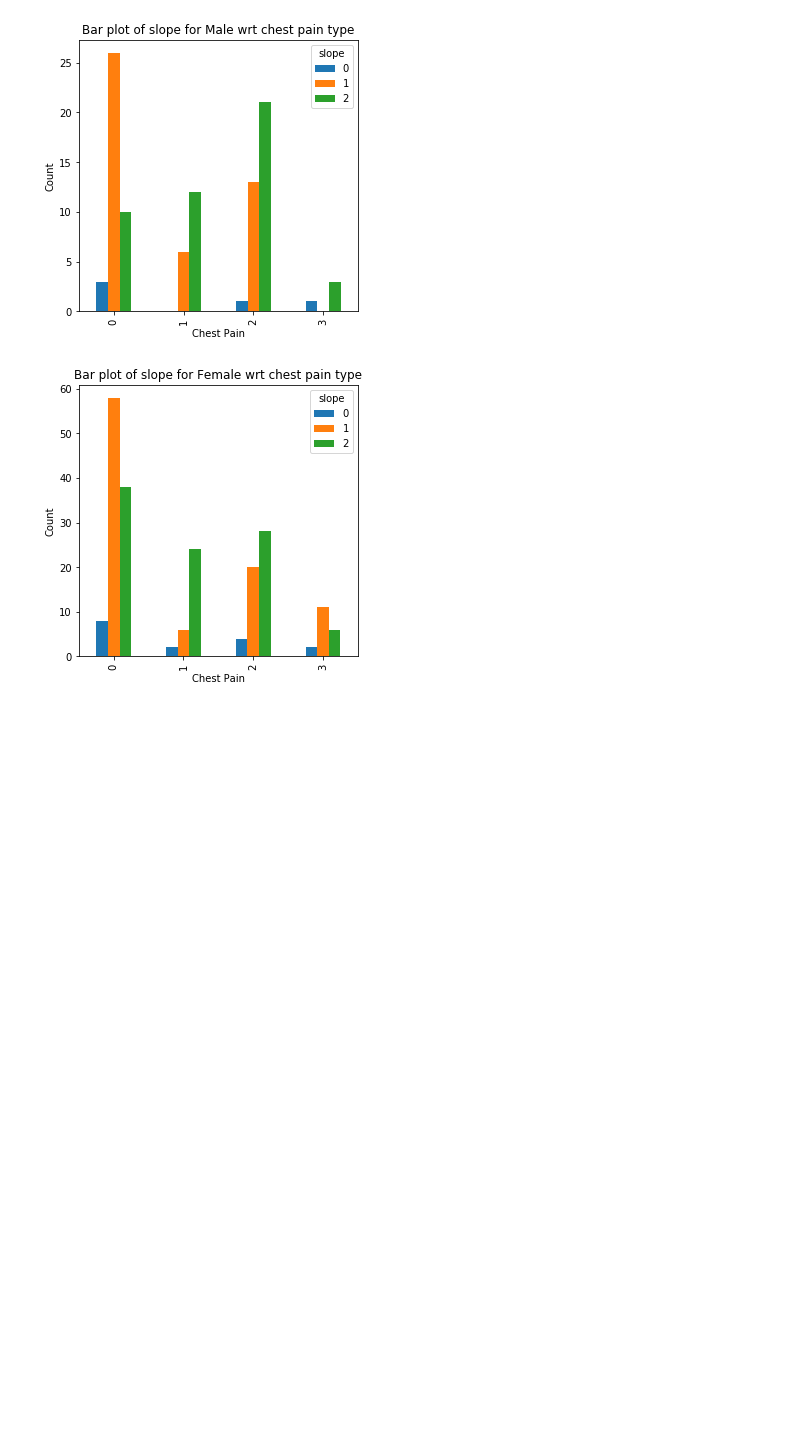
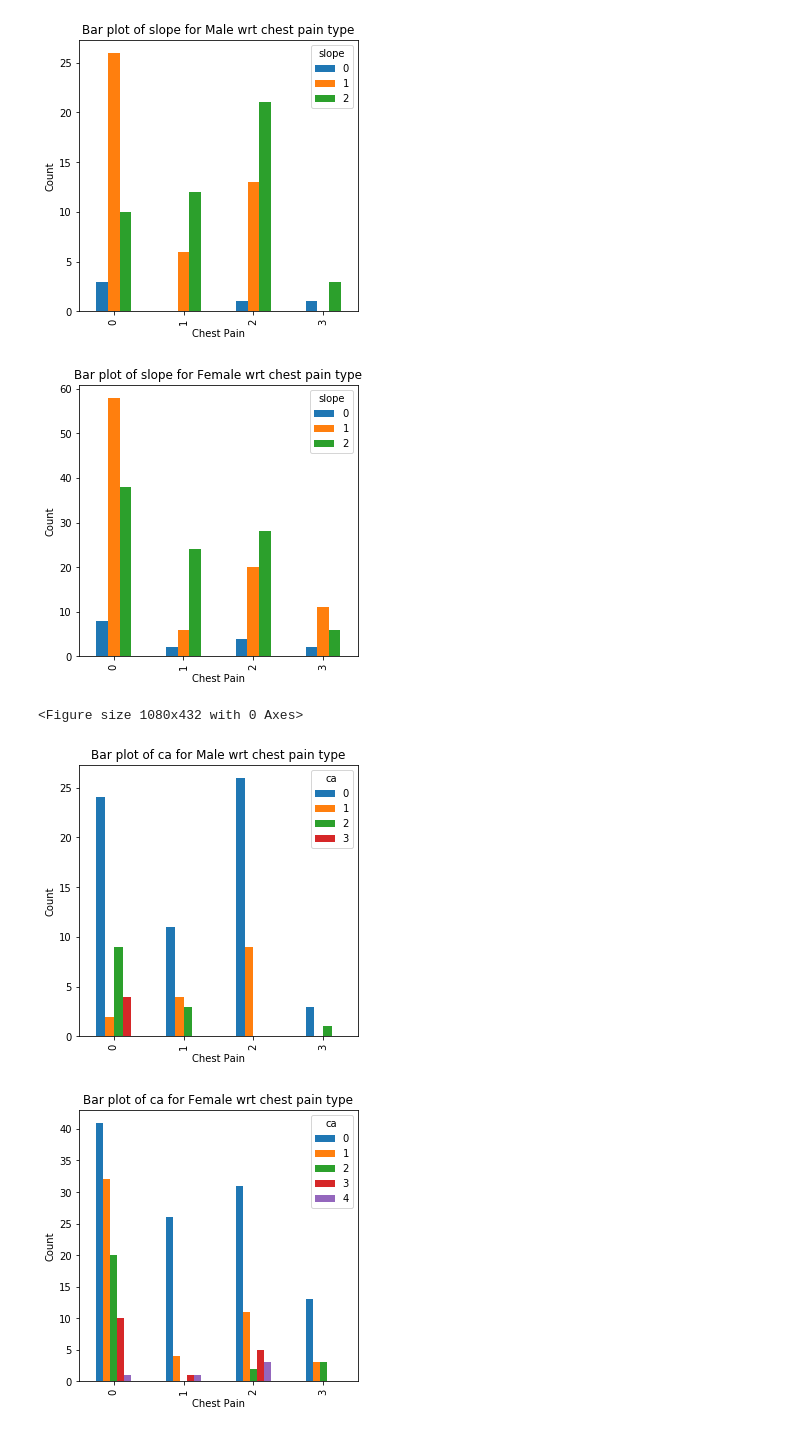
Before and after one commit to Shankhanil/Explaining-Heart-Diseases-Statistically, a Jupyter notebook: Explaining heart attacks.ipynb, the cells around one changed output. Drawn from its saved outputs; the diff is of its cells as text; code cells hidden in the pictures; blank space fills up the shorter version.

Commit message:
version 4
complete EDA of the parameters

```diff
--- a/Explaining heart attacks.ipynb
+++ b/Explaining heart attacks.ipynb
@@ -216,3 +216,23 @@ for gender in [0, 1]:
 <Figure size 1080x432 with 0 Axes>
 [figure]
 [figure]
+# %%
+# Visualizing the count plots of the different categorical variables wrt of gender and chest pain type
+param = ['fbs', 'restecg','exang', 'slope', 'ca', 'thal']
+
+plt.figure(1, figsize = (15,6))
+n = 0
+#for p in param:
+#for cp in range(0,4):
+
+for gender in [0, 1]:
+    n = n + 1
+    pd.crosstab(data['cp'][data['sex'] == gender],
+                data[param[4]][data['sex'] == gender]).plot(kind="bar", figsize = (5,5))
+    plt.xlabel('Chest Pain')
+    plt.ylabel('Count')
+    plt.title('Bar plot of {} for {} wrt chest pain type'.format(param[4], 'Male' if gender == 0 else 'Female'))
+# %% [output]
+<Figure size 1080x432 with 0 Axes>
+[figure, added]
+[figure, added]
```
Also changed, not shown: parts of 2 cells of this notebook.
